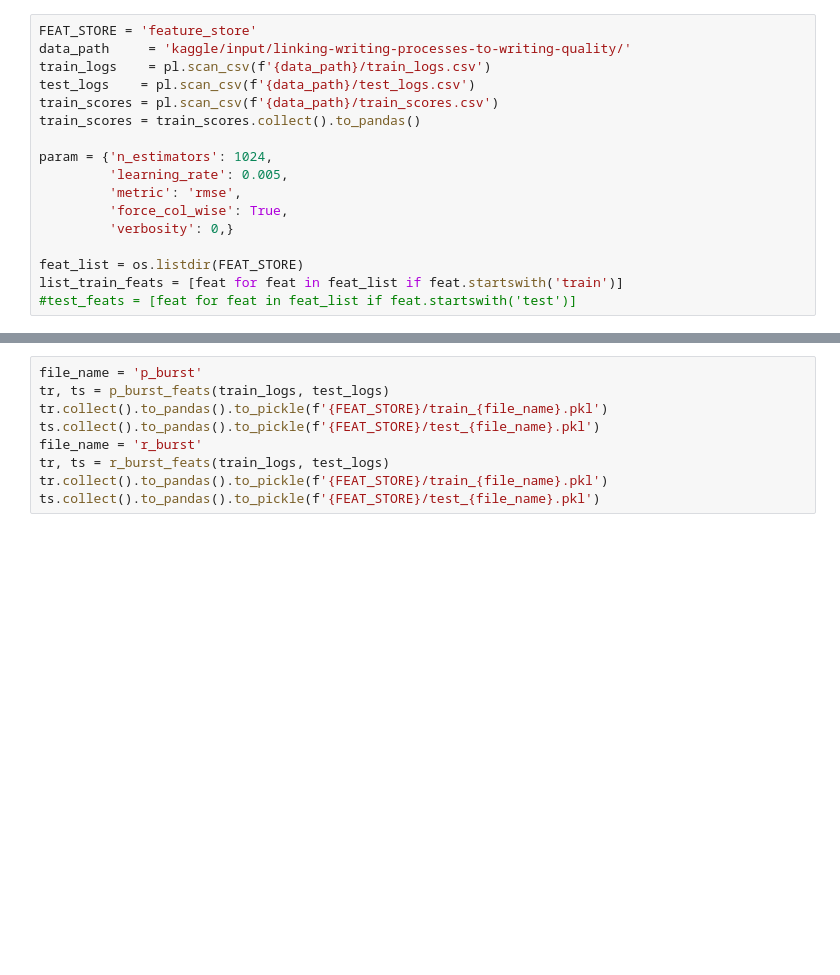
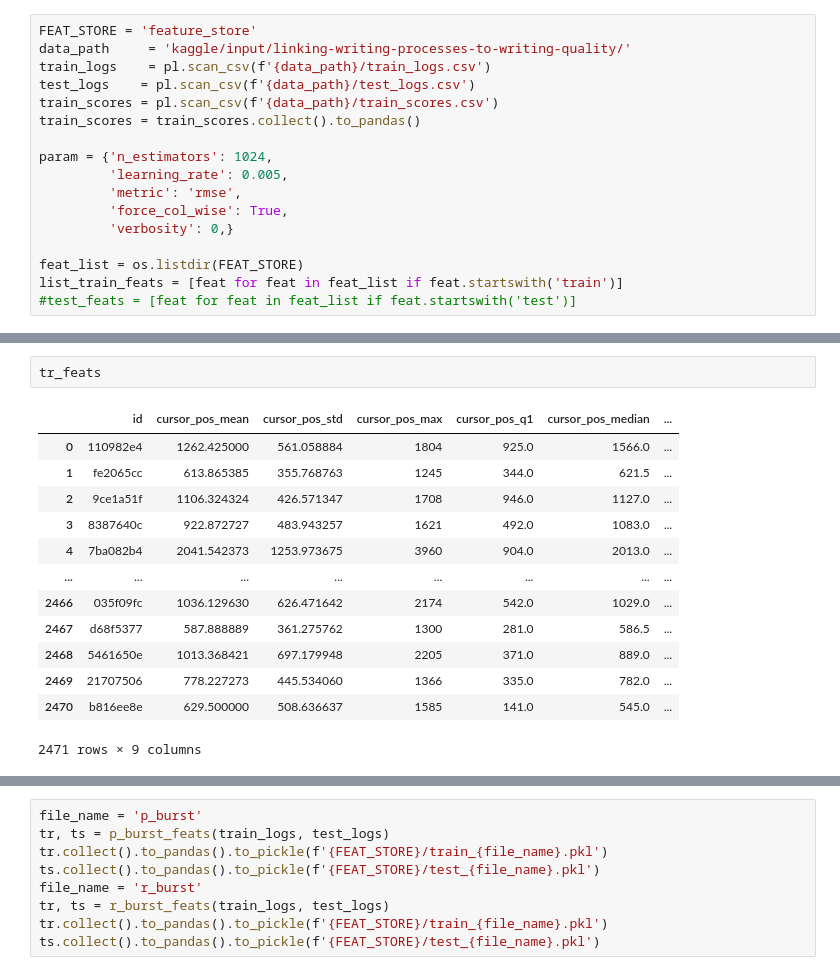
Before and after one commit to uallende/linking_writing_quality, a Jupyter notebook: SPF_create_features.ipynb, the cells around one changed output, grey strips where cells are left out. Saved outputs shown, nothing was run; the diff lists cells and outputs as text; blank space fills up the shorter version.

```diff
--- a/SPF_create_features.ipynb
+++ b/SPF_create_features.ipynb
@@ -155,0 +250,16 @@ Training... train_count_vectorise_bigrams.pkl
+# %%
+tr_feats
+# %% [output]
+|  | id | cursor_pos_mean | cursor_pos_std | cursor_pos_max | cursor_pos_q1 | cursor_pos_median | ... |
+| 0 | 110982e4 | 1262.425000 | 561.058884 | 1804 | 925.0 | 1566.0 | ... |
+| 1 | fe2065cc | 613.865385 | 355.768763 | 1245 | 344.0 | 621.5 | ... |
+| 2 | 9ce1a51f | 1106.324324 | 426.571347 | 1708 | 946.0 | 1127.0 | ... |
+| 3 | 8387640c | 922.872727 | 483.943257 | 1621 | 492.0 | 1083.0 | ... |
+| 4 | 7ba082b4 | 2041.542373 | 1253.973675 | 3960 | 904.0 | 2013.0 | ... |
+| ... | ... | ... | ... | ... | ... | ... | ... |
+| 2466 | 035f09fc | 1036.129630 | 626.471642 | 2174 | 542.0 | 1029.0 | ... |
+| 2467 | d68f5377 | 587.888889 | 361.275762 | 1300 | 281.0 | 586.5 | ... |
+| 2468 | 5461650e | 1013.368421 | 697.179948 | 2205 | 371.0 | 889.0 | ... |
+| 2469 | 21707506 | 778.227273 | 445.534060 | 1366 | 335.0 | 782.0 | ... |
+| 2470 | b816ee8e | 629.500000 | 508.636637 | 1585 | 141.0 | 545.0 | ... |
+2471 rows × 9 columns
```
Also changed, not shown: parts of 9 cells of this notebook, 3 other files.
